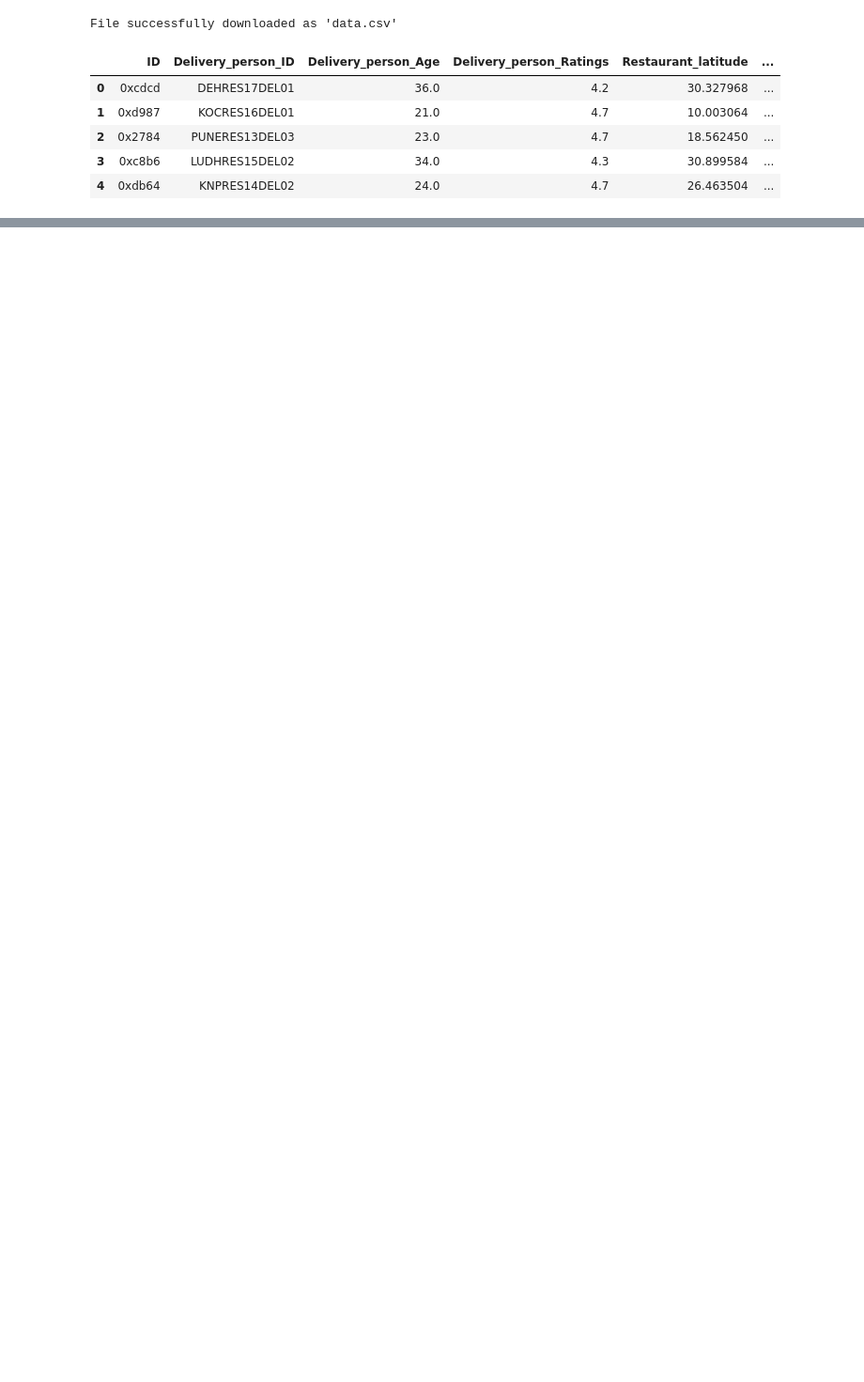
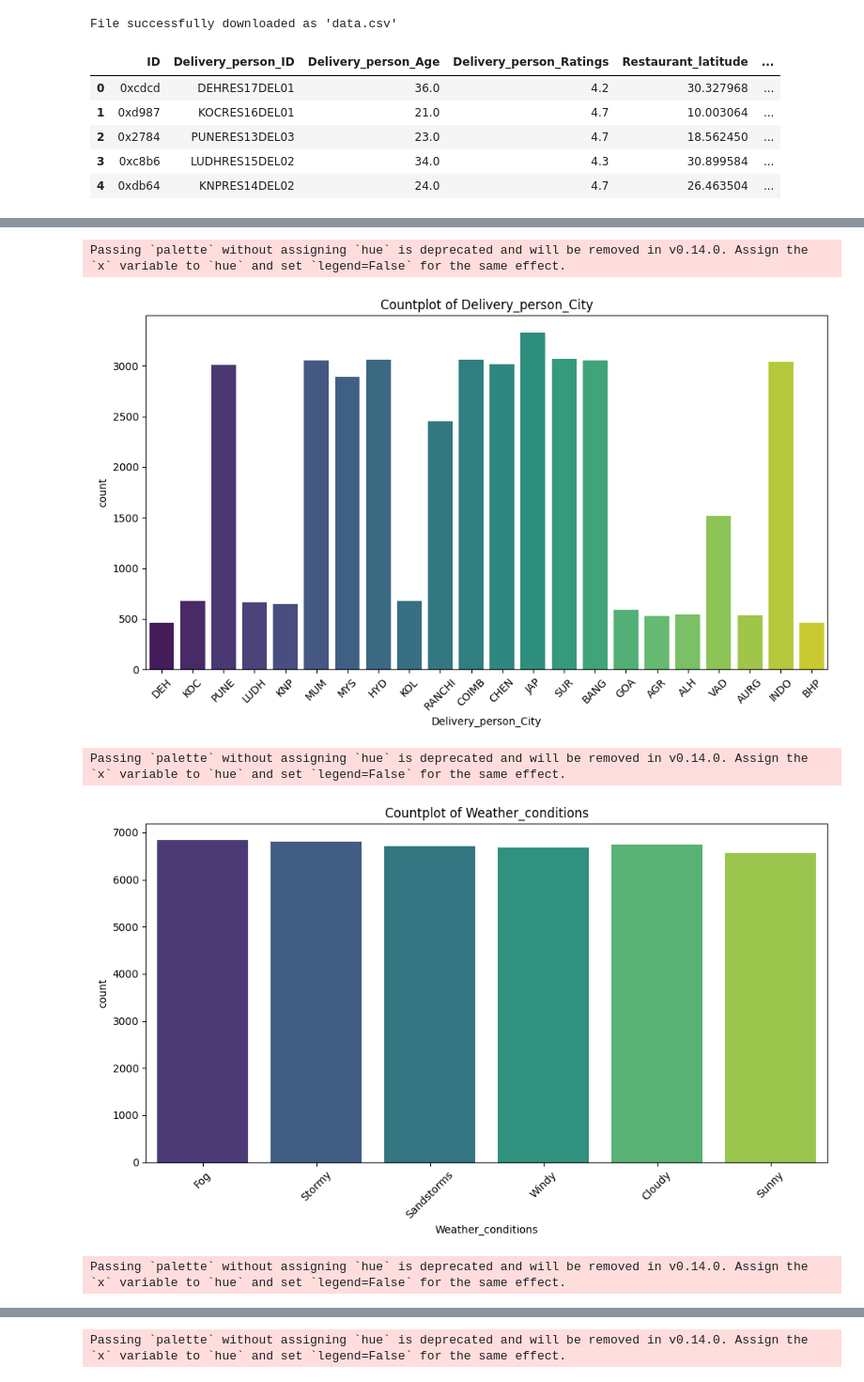
Before and after one commit to ArpitKadam/Zomato-Delivery-Time-Prediction, a Jupyter notebook: Research/research.ipynb, the cells around one changed output, grey strips where cells are left out. Shown at 94% size. Cells and saved outputs as stored; diff of their text form; code cells hidden in the pictures; blank space fills up the shorter version.

```diff
--- a/Research/research.ipynb
+++ b/Research/research.ipynb
@@ -25,0 +434,3 @@ df.head()
+# %%
+df['Restaurant_latitude'] = df['Restaurant_latitude'].abs()
+df['Restaurant_longitude'] = df['Restaurant_longitude'].abs()
@@ -25,0 +439,25 @@ df.head()
+# %%
+import math
+
+def distance(lat1, lon1, lat2, lon2):
+    # Convert latitude and longitude to radians
+    lat1, lon1, lat2, lon2 = map(math.radians, [lat1, lon1, lat2, lon2])
+
+    # Haversine formula
+    dlat = lat2 - lat1
+    dlon = lon2 - lon1
+
+    a = math.sin(dlat/2)**2 + math.cos(lat1) * math.cos(lat2) * math.sin(dlon/2)**2
+    c = 2 * math.atan2(math.sqrt(a), math.sqrt(1-a))
+    R = 6371.0 # Earth's radius in km
+
+    dist = R * c
+
+    return dist
+# %%
+df['distance'] = df.apply(lambda row: distance(row['Restaurant_latitude'],
+                                               row['Restaurant_longitude'],
+                                               row['Delivery_location_latitude'],
+                                               row['Delivery_location_longitude']
+                                            ),  axis=1
+                            )
@@ -25,0 +516,2 @@ df.head()
+# %%
+df = df.drop(df[(df['Restaurant_latitude'] < 8) & (df['Delivery_location_latitude'] < 8)].index)
@@ -25,0 +756,15 @@ df.head()
+# %%
+for col in list:
+    plt.figure(figsize=(10, 6))
+    sns.countplot(data=df, x=col, palette='viridis')
+    plt.title(f"Countplot of {col}")
+    plt.xticks(rotation=45)
+    plt.tight_layout()
+    plt.savefig(f"Visualization_Images/countplot_{col}.png")
+    plt.show()
+# %% [output]
+Passing `palette` without assigning `hue` is deprecated and will be removed in v0.14.0. Assign the `x` variable to `hue` and set `legend=False` for the same effect.
+[figure, added]
+Passing `palette` without assigning `hue` is deprecated and will be removed in v0.14.0. Assign the `x` variable to `hue` and set `legend=False` for the same effect.
+[figure, added]
+Passing `palette` without assigning `hue` is deprecated and will be removed in v0.14.0. Assign the `x` variable to `hue` and set `legend=False` for the same effect.
@@ -25,0 +772 @@ df.head()
+Passing `palette` without assigning `hue` is deprecated and will be removed in v0.14.0. Assign the `x` variable to `hue` and set `legend=False` for the same effect.
```
Also changed, not shown: parts of 89 cells of this notebook, 12 other files.
